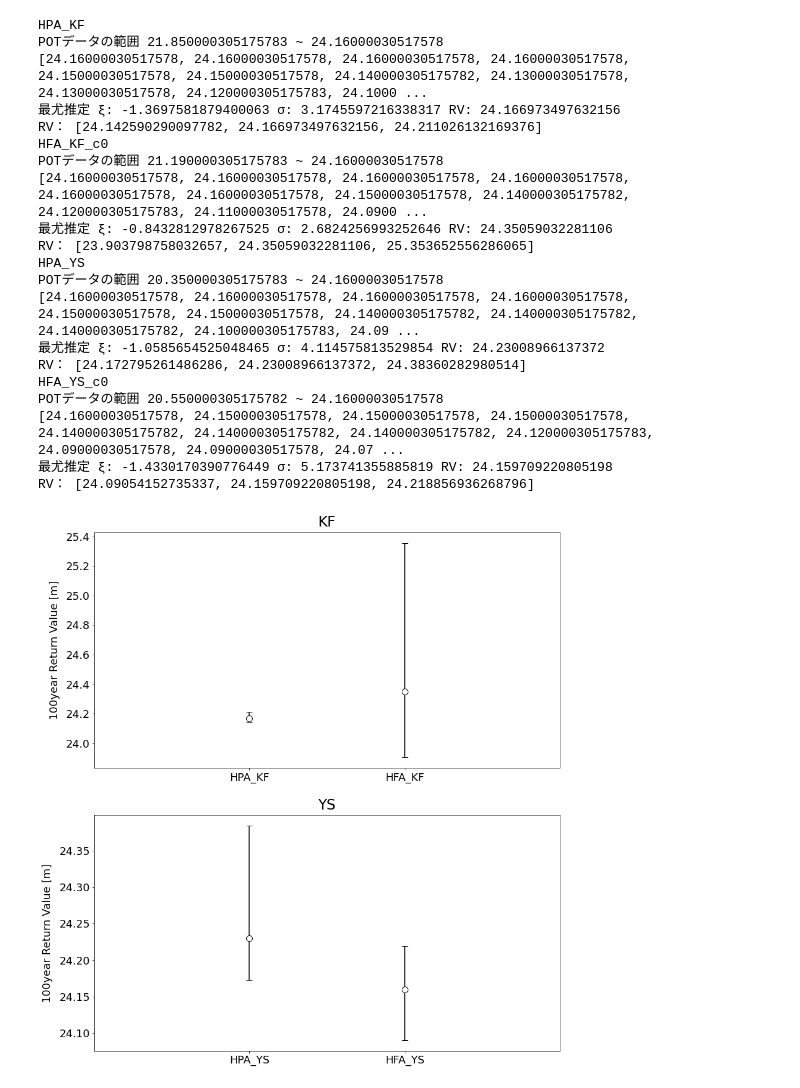
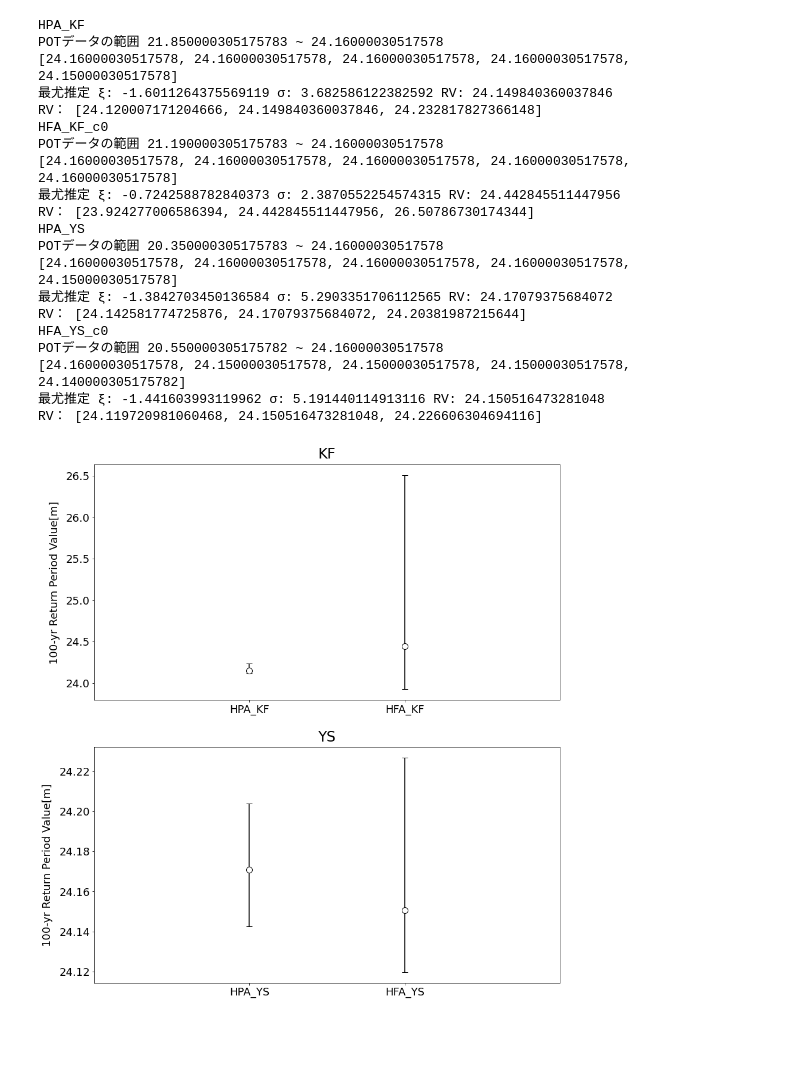
Before and after one commit to greedtn/MRI-AGCM3.2H, a Jupyter notebook: STM/calc_pot_rv.ipynb, the cells around one changed output. Drawn from its saved outputs; the diff is of its cells as text; code cells hidden in the pictures; blank space fills up the shorter version.

```diff
--- a/STM/calc_pot_rv.ipynb
+++ b/STM/calc_pot_rv.ipynb
@@ -14,7 +14,7 @@ fig = plt.figure(figsize=(14, 16))
 MODEL = ['KF', 'YS']
 DATA_CNT = 100
 
-for model_num in range(2):
+for model_num in range(len(MODEL)):
     for num in range(2):
         model = MODEL[model_num]
         if num == 0:
@@ -63,13 +63,13 @@ for model_num in range(2):
         POT_DATA.sort(reverse=True)
         POT_DATA = POT_DATA[:DATA_CNT]
         print('POTデータの範囲', POT_DATA[-1], '~', POT_DATA[0])
-        print(POT_DATA[:15])
+        print(POT_DATA[:5])
 
         if num == 0:
-            RV_ = func.lwm_gpd(data=POT_DATA, error=[0.005], thr=POT_DATA[-1], n=219143, n0=DATA_CNT, con=0.9)
+            RV_ = func.lwm_gpd(data=POT_DATA, error=[0.005], thr=POT_DATA[-1], n=219143, n0=DATA_CNT, con=0.95)
             print('RV：', RV_)
         else:
-            RV_0 = func.lwm_gpd(data=POT_DATA, error=[0.005], thr=POT_DATA[-1], n=219143, n0=DATA_CNT, con=0.9)
+            RV_0 = func.lwm_gpd(data=POT_DATA, error=[0.005], thr=POT_DATA[-1], n=219143, n0=DATA_CNT, con=0.95)
             print('RV：', RV_0)
 
 
@@ -80,44 +80,44 @@ for model_num in range(2):
         y=[RV_[1], RV_0[1]],
         yerr=np.array(
             [
                 [RV_[1] - RV_[0], RV_0[1] - RV_0[0]],
                 [RV_[2] - RV_[1], RV_0[2] - RV_0[1]]
             ]
         ),
         capsize=5,
         fmt='o',
         markersize=10,
         ecolor='black',
         markeredgecolor='black',
         color='w'
     )
     ax.set_xlim((0, 3))
     ax.set_title(model[4:6], fontsize=24, pad=10)
     ax.set_xticks([1, 2], ['HPA_' + model[4:6], 'HFA_' + model[4:6]], fontsize=18)
-    ax.set_ylabel('100year Return Value [m]', fontsize=18, labelpad=10)
+    ax.set_ylabel('100-yr Return Period Value[m]', fontsize=18, labelpad=10)
     ax.tick_params(axis='y', labelsize=18)
 
 plt.savefig("../img/rv_of_tc.png")
 plt.show()
 # %% [output]
 HPA_KF
 POTデータの範囲 21.850000305175783 ~ 24.16000030517578
-[24.16000030517578, 24.16000030517578, 24.16000030517578, 24.16000030517578, 24.15000030517578, 24.15000030517578, 24.140000305175782, 24.13000030517578, 24.13000030517578, 24.120000305175783, 24.1000 ...
-最尤推定 ξ: -1.3697581879400063 σ: 3.1745597216338317 RV: 24.166973497632156
-RV： [24.142590290097782, 24.166973497632156, 24.211026132169376]
+[24.16000030517578, 24.16000030517578, 24.16000030517578, 24.16000030517578, 24.15000030517578]
+最尤推定 ξ: -1.6011264375569119 σ: 3.682586122382592 RV: 24.149840360037846
+RV： [24.120007171204666, 24.149840360037846, 24.232817827366148]
 HFA_KF_c0
 POTデータの範囲 21.190000305175783 ~ 24.16000030517578
-[24.16000030517578, 24.16000030517578, 24.16000030517578, 24.16000030517578, 24.16000030517578, 24.16000030517578, 24.15000030517578, 24.140000305175782, 24.120000305175783, 24.11000030517578, 24.0900 ...
-最尤推定 ξ: -0.8432812978267525 σ: 2.6824256993252646 RV: 24.35059032281106
-RV： [23.903798758032657, 24.35059032281106, 25.353652556286065]
+[24.16000030517578, 24.16000030517578, 24.16000030517578, 24.16000030517578, 24.16000030517578]
+最尤推定 ξ: -0.7242588782840373 σ: 2.3870552254574315 RV: 24.442845511447956
+RV： [23.924277006586394, 24.442845511447956, 26.50786730174344]
 HPA_YS
 POTデータの範囲 20.350000305175783 ~ 24.16000030517578
-[24.16000030517578, 24.16000030517578, 24.16000030517578, 24.16000030517578, 24.15000030517578, 24.15000030517578, 24.140000305175782, 24.140000305175782, 24.140000305175782, 24.100000305175783, 24.09 ...
-最尤推定 ξ: -1.0585654525048465 σ: 4.114575813529854 RV: 24.23008966137372
-RV： [24.172795261486286, 24.23008966137372, 24.38360282980514]
+[24.16000030517578, 24.16000030517578, 24.16000030517578, 24.16000030517578, 24.15000030517578]
+最尤推定 ξ: -1.3842703450136584 σ: 5.2903351706112565 RV: 24.17079375684072
+RV： [24.142581774725876, 24.17079375684072, 24.20381987215644]
 HFA_YS_c0
 POTデータの範囲 20.550000305175782 ~ 24.16000030517578
-[24.16000030517578, 24.15000030517578, 24.15000030517578, 24.15000030517578, 24.140000305175782, 24.140000305175782, 24.140000305175782, 24.120000305175783, 24.09000030517578, 24.09000030517578, 24.07 ...
-最尤推定 ξ: -1.4330170390776449 σ: 5.173741355885819 RV: 24.159709220805198
-RV： [24.09054152735337, 24.159709220805198, 24.218856936268796]
+[24.16000030517578, 24.15000030517578, 24.15000030517578, 24.15000030517578, 24.140000305175782]
+最尤推定 ξ: -1.441603993119962 σ: 5.191440114913116 RV: 24.150516473281048
+RV： [24.119720981060468, 24.150516473281048, 24.226606304694116]
-[figure, old version]
+[figure, new version]
```
Also changed, not shown: 3 other files.
